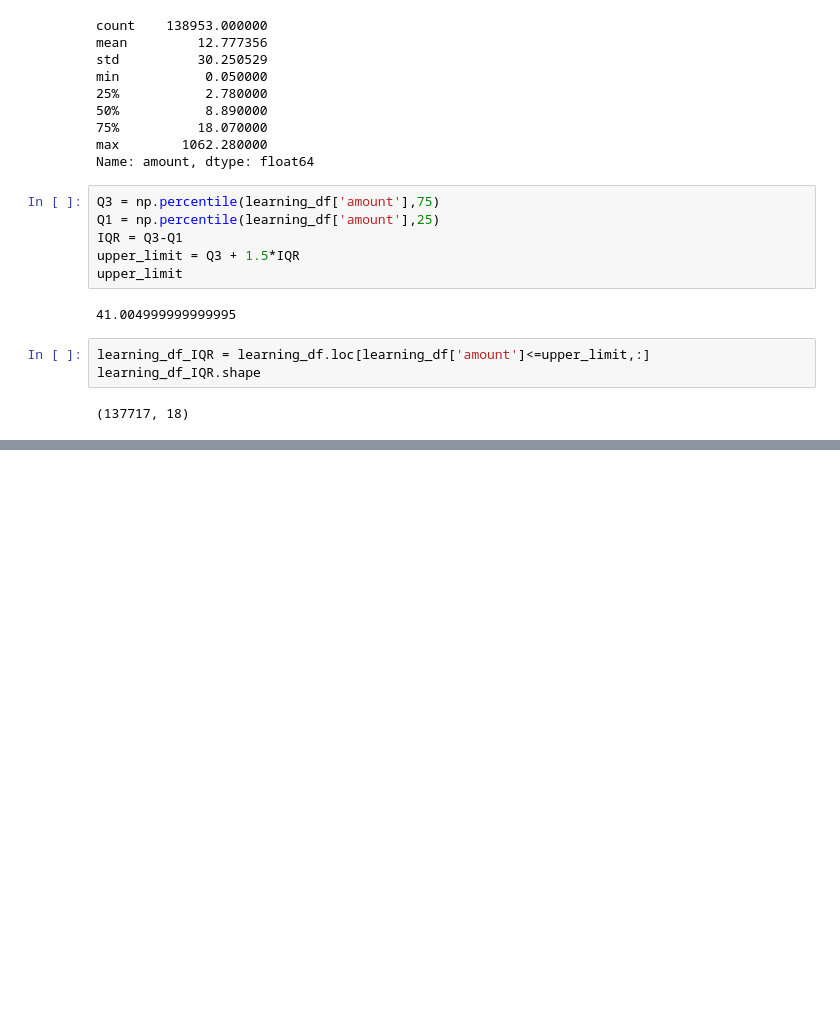
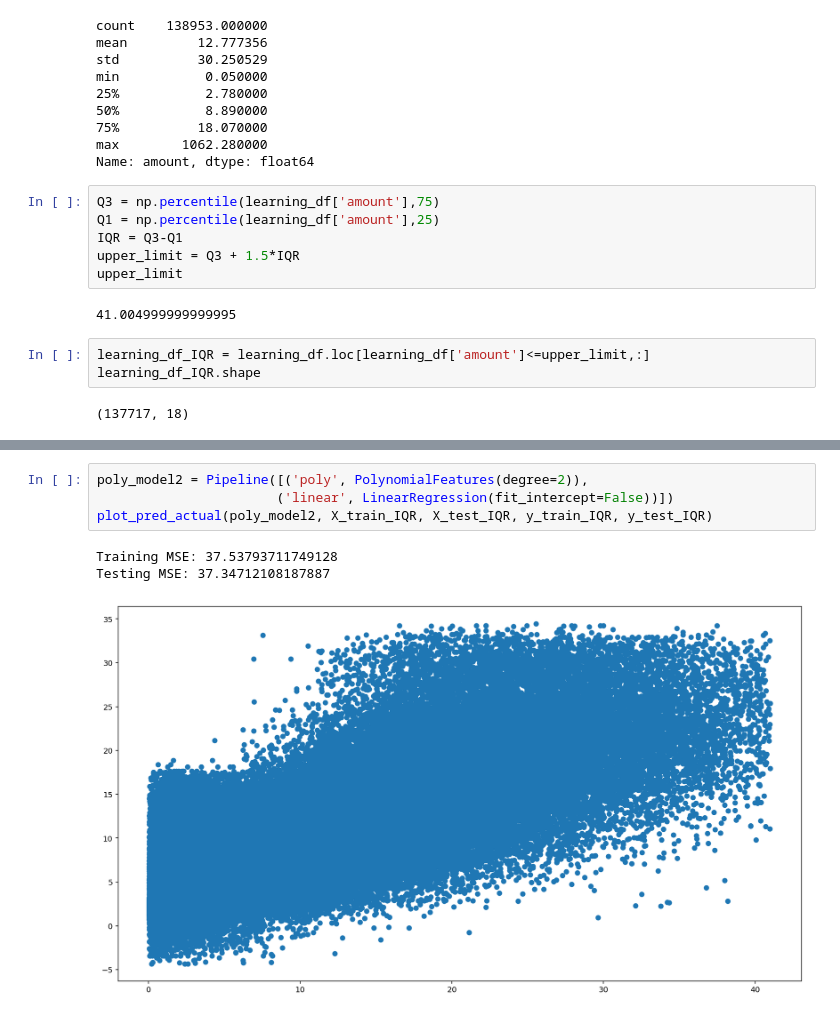
Before and after one commit to blowe615/starbucks_offers, a Jupyter notebook: starbucks_offers.ipynb, the cells around one changed output, grey strips where cells are left out. Saved outputs shown, nothing was run; the diff lists cells and outputs as text; blank space fills up the shorter version.

```diff
--- a/starbucks_offers.ipynb
+++ b/starbucks_offers.ipynb
@@ -1080,0 +1104,8 @@ learning_df_IQR.shape
+# %%
+poly_model2 = Pipeline([('poly', PolynomialFeatures(degree=2)),
+                       ('linear', LinearRegression(fit_intercept=False))])
+plot_pred_actual(poly_model2, X_train_IQR, X_test_IQR, y_train_IQR, y_test_IQR)
+# %% [output]
+Training MSE: 37.53793711749128
+Testing MSE: 37.34712108187887
+[figure, added]
```
Also changed, not shown: parts of 9 cells of this notebook.
